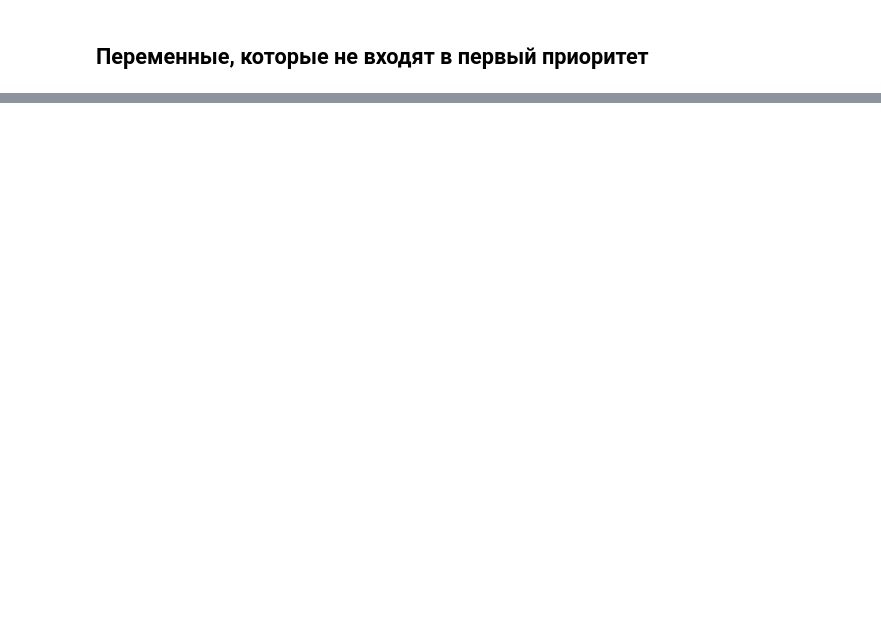
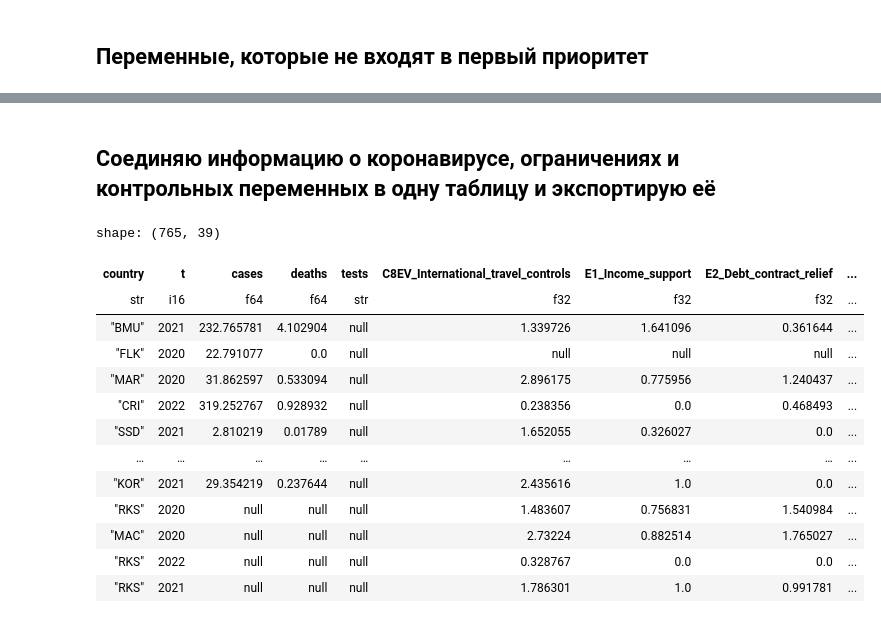
Before and after one commit to xan-d-or/thesis, a Jupyter notebook: data/scripts/data_aggregation.ipynb, the cells around one changed output, grey strips where cells are left out. Saved outputs shown, nothing was run; the diff lists cells and outputs as text; code cells hidden in the pictures; blank space fills up the shorter version.

```diff
--- a/data/scripts/data_aggregation.ipynb
+++ b/data/scripts/data_aggregation.ipynb
@@ -435,0 +491,40 @@ shape: (5, 2)
+# %% [markdown]
+## Соединяю информацию о коронавирусе, ограничениях и контрольных переменных в одну таблицу и экспортирую её
+# %%
+sql.register('regressors_tmp',
+            sql.execute('''select
+                *
+            from covid c
+            full outer join restrictions r
+                using(country, t)
+            ;''').collect().with_columns(pl.coalesce(['country', 'country:r']).alias("country")
+                                         , pl.coalesce(['t', 't:r']).alias("t")).drop(['country:r', 't:r']))
+regressors = sql.execute('''select *
+            from regressors_tmp r
+            left join temperature t
+                using(country)
+            left join median_age_table
+                using(country)
+            left join SARS_table
+                using(country)
+            left join density_and_mortality
+                using(country)
+            left join household_size
+                using(country)
+            ;''').collect()
+regressors
+# %% [output]
+shape: (765, 39)
+| country | t | cases | deaths | tests | C8EV_International_travel_controls | E1_Income_support | E2_Debt_contract_relief | ... |
+| str | i16 | f64 | f64 | str | f32 | f32 | f32 | ... |
+| "BMU" | 2021 | 232.765781 | 4.102904 | null | 1.339726 | 1.641096 | 0.361644 | ... |
+| "FLK" | 2020 | 22.791077 | 0.0 | null | null | null | null | ... |
+| "MAR" | 2020 | 31.862597 | 0.533094 | null | 2.896175 | 0.775956 | 1.240437 | ... |
+| "CRI" | 2022 | 319.252767 | 0.928932 | null | 0.238356 | 0.0 | 0.468493 | ... |
+| "SSD" | 2021 | 2.810219 | 0.01789 | null | 1.652055 | 0.326027 | 0.0 | ... |
+| … | … | … | … | … | … | … | … | ... |
+| "KOR" | 2021 | 29.354219 | 0.237644 | null | 2.435616 | 1.0 | 0.0 | ... |
+| "RKS" | 2020 | null | null | null | 1.483607 | 0.756831 | 1.540984 | ... |
+| "MAC" | 2020 | null | null | null | 2.73224 | 0.882514 | 1.765027 | ... |
+| "RKS" | 2022 | null | null | null | 0.328767 | 0.0 | 0.0 | ... |
+| "RKS" | 2021 | null | null | null | 1.786301 | 1.0 | 0.991781 | ... |
```
Also changed, not shown: parts of 18 cells of this notebook, 1 other file.
